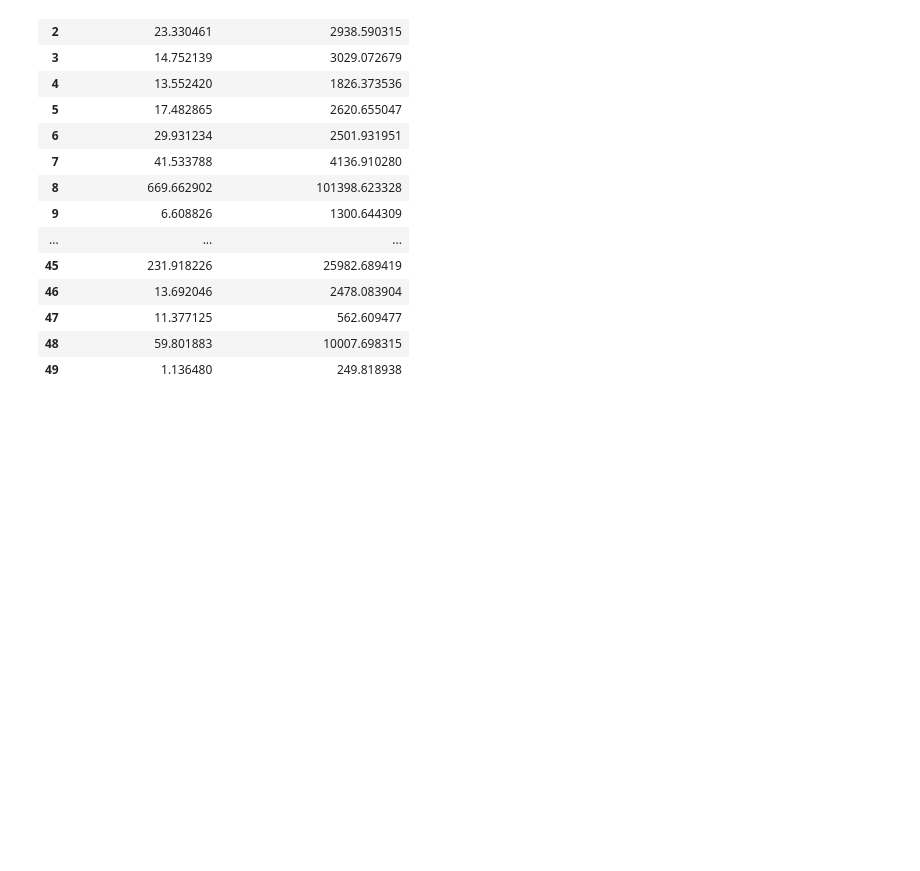
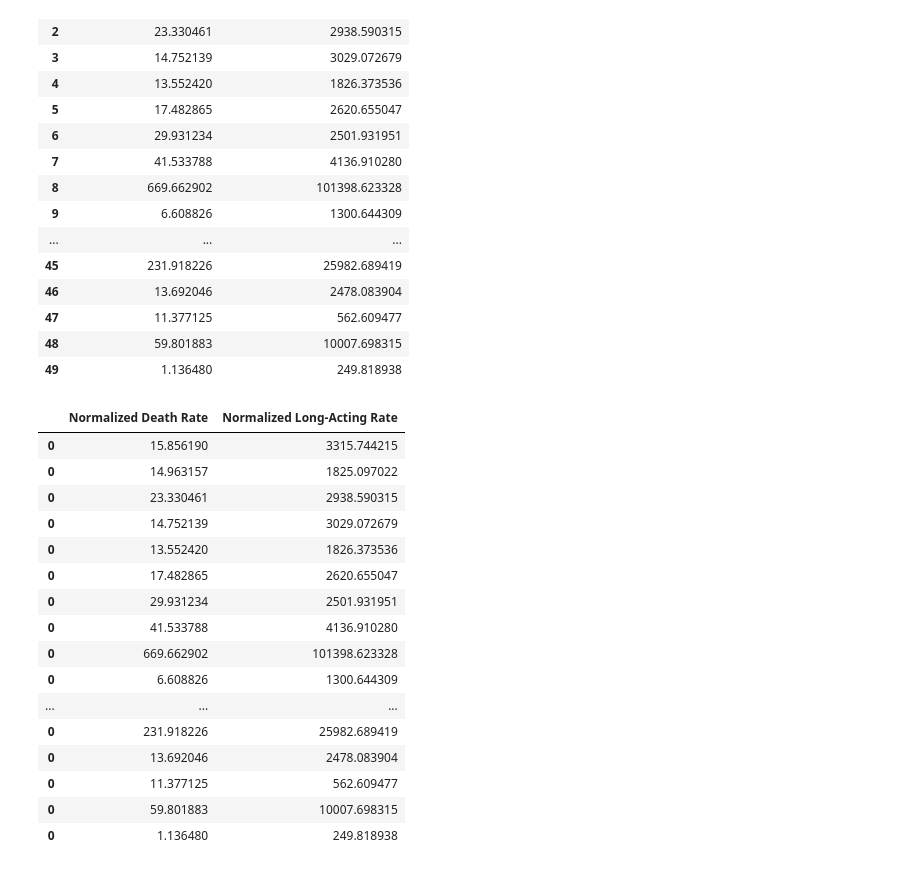
Before and after one commit to irvingjacob/DSPFinalProj, a Jupyter notebook: FinalProject.ipynb, the cells around one changed output. Drawn from its saved outputs; the diff is of its cells as text; code cells hidden in the pictures; blank space fills up the shorter version.

```diff
--- a/FinalProject.ipynb
+++ b/FinalProject.ipynb
@@ -687,3 +688,23 @@ norm_stats2018.reset_index(drop = True)
 | 47 | 11.377125 | 562.609477 |
 | 48 | 59.801883 | 10007.698315 |
 | 49 | 1.136480 | 249.818938 |
+# %%
+norm_stats2018
+# %% [output]
+|  | Normalized Death Rate | Normalized Long-Acting Rate |
+| 0 | 15.856190 | 3315.744215 |
+| 0 | 14.963157 | 1825.097022 |
+| 0 | 23.330461 | 2938.590315 |
+| 0 | 14.752139 | 3029.072679 |
+| 0 | 13.552420 | 1826.373536 |
+| 0 | 17.482865 | 2620.655047 |
+| 0 | 29.931234 | 2501.931951 |
+| 0 | 41.533788 | 4136.910280 |
+| 0 | 669.662902 | 101398.623328 |
+| 0 | 6.608826 | 1300.644309 |
+| ... | ... | ... |
+| 0 | 231.918226 | 25982.689419 |
+| 0 | 13.692046 | 2478.083904 |
+| 0 | 11.377125 | 562.609477 |
+| 0 | 59.801883 | 10007.698315 |
+| 0 | 1.136480 | 249.818938 |
```
Also changed, not shown: parts of 8 cells of this notebook.
